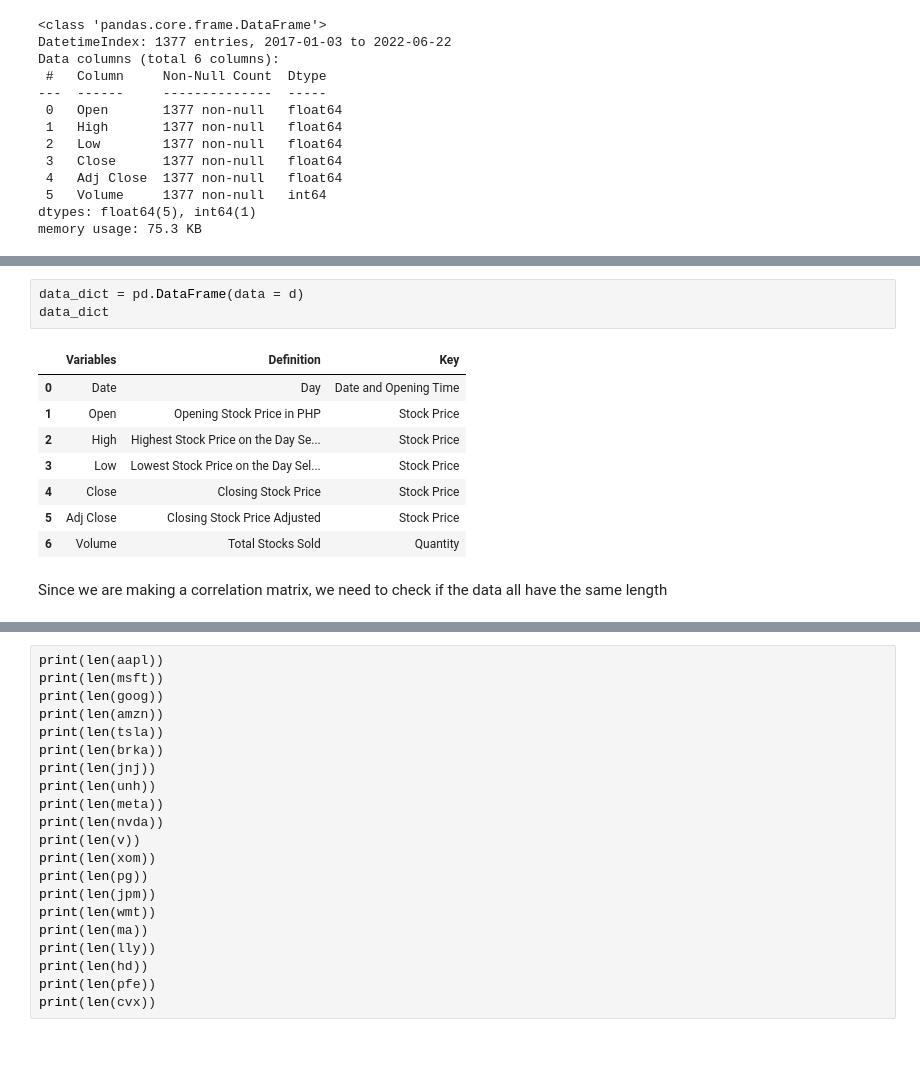
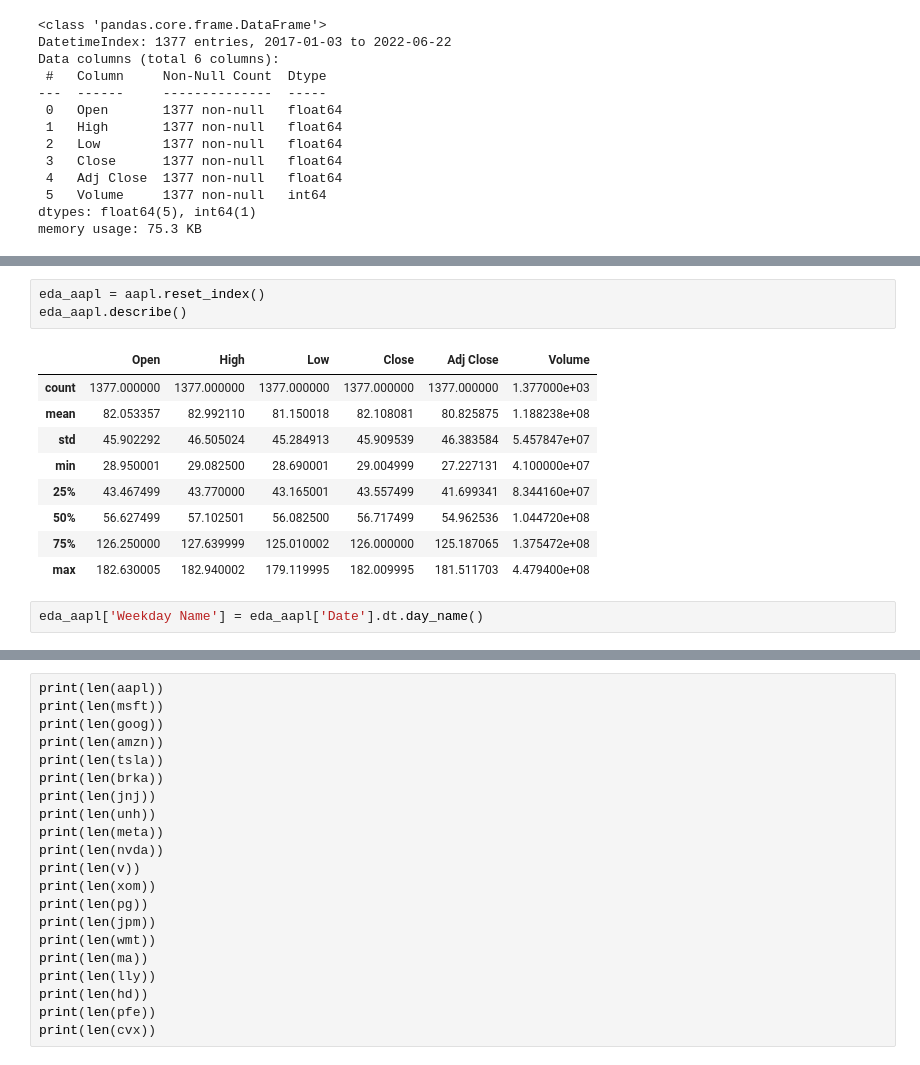
Before and after one commit to MatthewSingson/T2AY20212022-DATAPRE-Group2, a Jupyter notebook: Group2-EDA.ipynb, the cells around one changed output, grey strips where cells are left out. Saved outputs shown, nothing was run; the diff lists cells and outputs as text.

Commit message:
Updated EDA notebook with weekday checking

```diff
--- a/Group2-EDA.ipynb
+++ b/Group2-EDA.ipynb
@@ -147,14 +159,15 @@ d = {'Variables': ['Date', 'Open', 'High', 'Low', 'Close', 'Adj Close', 'Volume'
-# %%
-data_dict = pd.DataFrame(data = d)
-data_dict
-# %% [output]
-|  | Variables | Definition | Key |
-| 0 | Date | Day | Date and Opening Time |
-| 1 | Open | Opening Stock Price in PHP | Stock Price |
-| 2 | High | Highest Stock Price on the Day Se... | Stock Price |
-| 3 | Low | Lowest Stock Price on the Day Sel... | Stock Price |
-| 4 | Close | Closing Stock Price | Stock Price |
-| 5 | Adj Close | Closing Stock Price Adjusted | Stock Price |
-| 6 | Volume | Total Stocks Sold | Quantity |
-# %% [markdown]
-Since we are making a correlation matrix, we need to check if the data all have the same length
+# %%
+eda_aapl = aapl.reset_index()
+eda_aapl.describe()
+# %% [output]
+|  | Open | High | Low | Close | Adj Close | Volume |
+| count | 1377.000000 | 1377.000000 | 1377.000000 | 1377.000000 | 1377.000000 | 1.377000e+03 |
+| mean | 82.053357 | 82.992110 | 81.150018 | 82.108081 | 80.825875 | 1.188238e+08 |
+| std | 45.902292 | 46.505024 | 45.284913 | 45.909539 | 46.383584 | 5.457847e+07 |
+| min | 28.950001 | 29.082500 | 28.690001 | 29.004999 | 27.227131 | 4.100000e+07 |
+| 25% | 43.467499 | 43.770000 | 43.165001 | 43.557499 | 41.699341 | 8.344160e+07 |
+| 50% | 56.627499 | 57.102501 | 56.082500 | 56.717499 | 54.962536 | 1.044720e+08 |
+| 75% | 126.250000 | 127.639999 | 125.010002 | 126.000000 | 125.187065 | 1.375472e+08 |
+| max | 182.630005 | 182.940002 | 179.119995 | 182.009995 | 181.511703 | 4.479400e+08 |
+# %%
+eda_aapl['Weekday Name'] = eda_aapl['Date'].dt.day_name()
```
Also changed, not shown: parts of 9 cells of this notebook.
